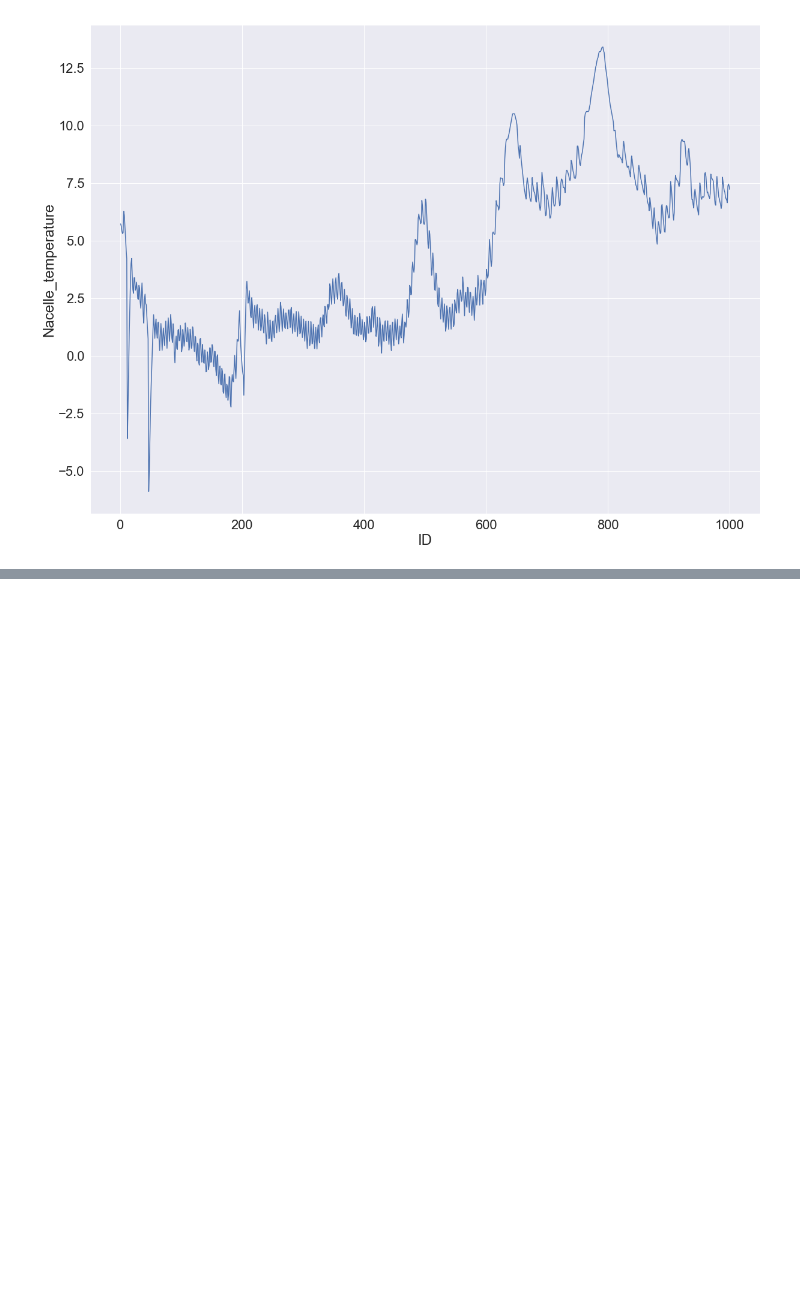
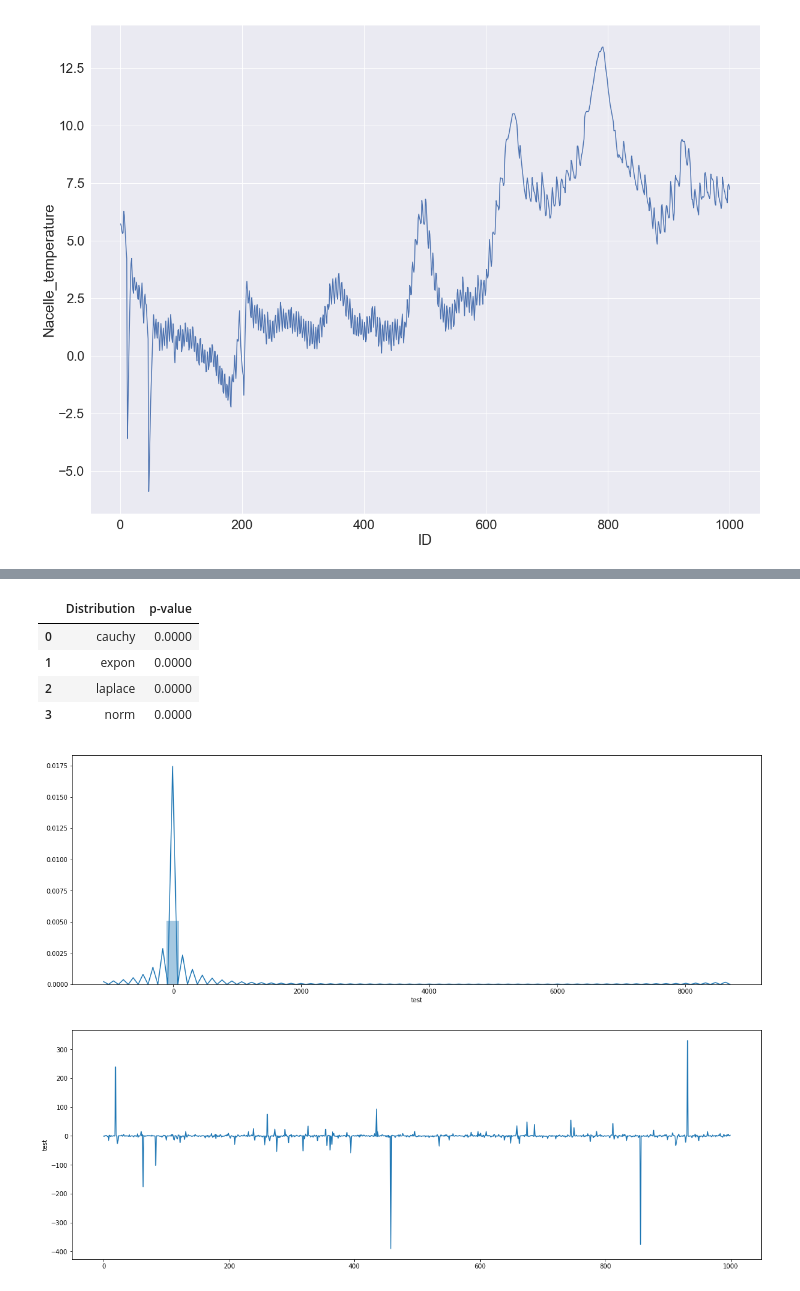
Before and after one commit to jeremycombe/Pipeline, a Jupyter notebook: Feature Engineering tests.ipynb, the cells around one changed output, grey strips where cells are left out. Saved outputs shown, nothing was run; the diff lists cells and outputs as text; code cells hidden in the pictures; blank space fills up the shorter version.

Commit message:
feature_dist

```diff
--- a/Feature Engineering tests.ipynb
+++ b/Feature Engineering tests.ipynb
@@ -280,0 +334,15 @@ Name: ITEM_PRICE, dtype: int64
+# %%
+X = np.random.standard_cauchy(10000)
+DF = pd.DataFrame()
+DF['test'] = X
+DF
+%run -i FeatureEngineering.py
+FeatEng = FeatureEngineering(DF)
+FeatEng.feature_dist(feature = 'test', n = 1000)
+# %% [output]
+|  | Distribution | p-value |
+| 0 | cauchy | 0.0000 |
+| 1 | expon | 0.0000 |
+| 2 | laplace | 0.0000 |
+| 3 | norm | 0.0000 |
+[figure, added]
```
Also changed, not shown: parts of 43 cells of this notebook, 4 other files.
